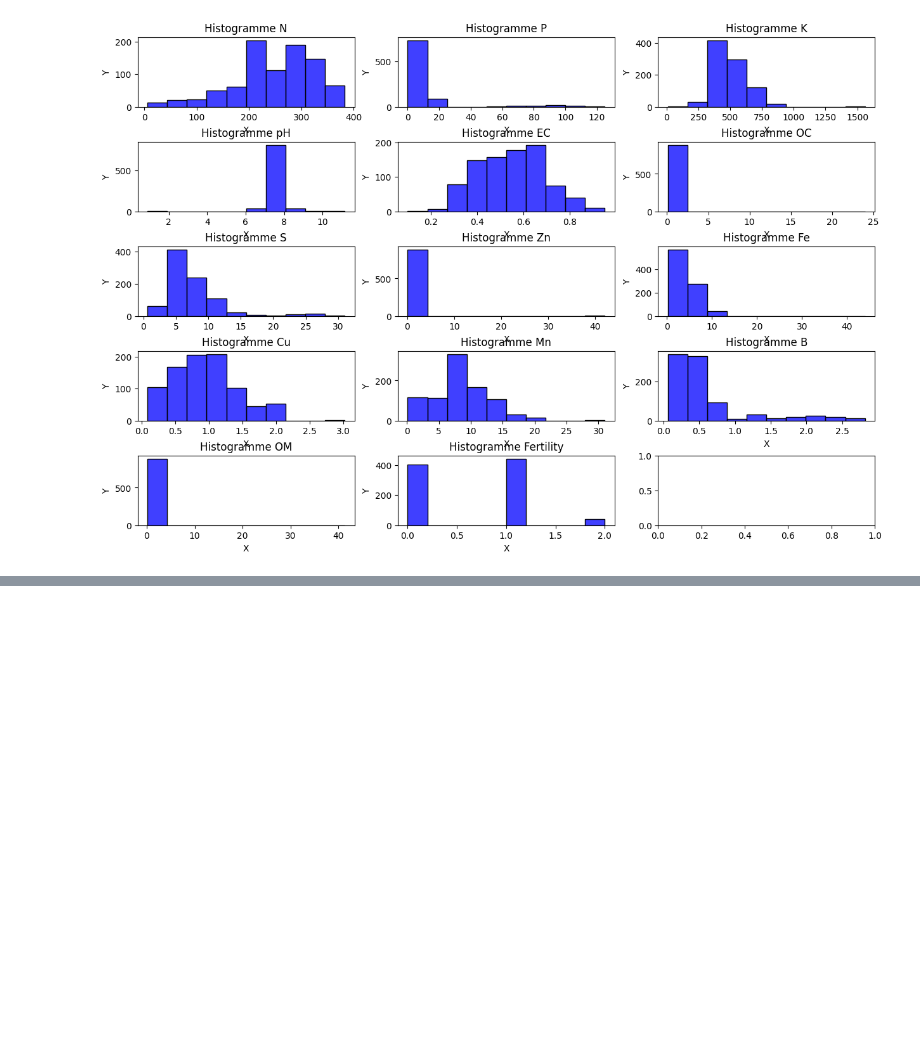
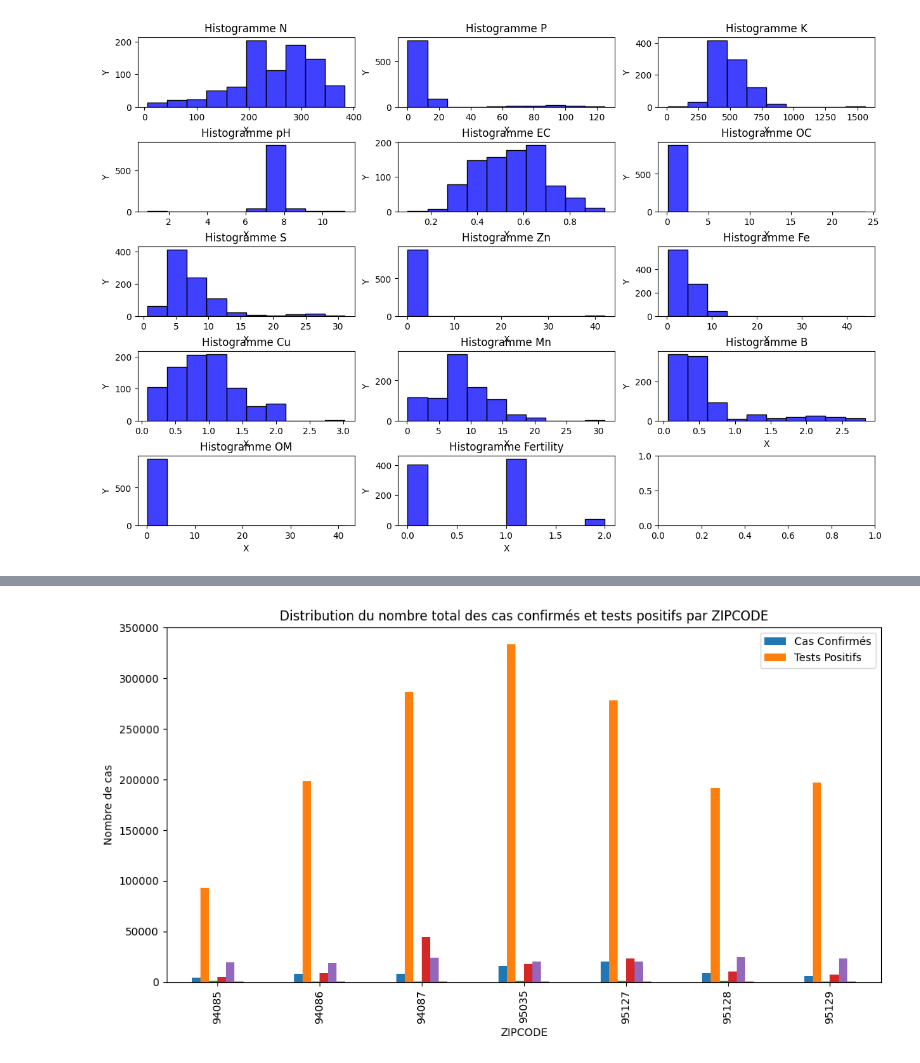
Before and after one commit to Katia-LOUNAS/Data_Mining, a Jupyter notebook: Preprocessing.ipynb, the cells around one changed output, grey strips where cells are left out. Saved outputs shown, nothing was run; the diff lists cells and outputs as text; code cells hidden in the pictures; blank space fills up the shorter version.

Commit message:
preprocssing + visulisation dataset2

```diff
--- a/Preprocessing.ipynb
+++ b/Preprocessing.ipynb
@@ -150,0 +161,3 @@ plt.show()
+# %%
+data2 = pd.read_csv("./Data/Dataset2.csv")
+data2
@@ -150,0 +249,3 @@ plt.show()
+# %%
+new_data= data2.dropna(axis=0)
+new_data
@@ -150,0 +266,10 @@ plt.show()
+# %%
+data_grouped = new_data.groupby('zcta')[['case count','test count','case rate', 'positive tests','test rate','positivity rate']].sum()
+data_grouped.plot(kind='bar', figsize=(12, 6))
+plt.title('Distribution du nombre total des cas confirmés et tests positifs par ZIPCODE')
+plt.xlabel('ZIPCODE')
+plt.ylabel('Nombre de cas')
+plt.legend(["Cas Confirmés", "Tests Positifs"])
+plt.show()
+# %% [output]
+[figure, added]
```
Also changed, not shown: parts of 17 cells of this notebook, 1 other file.
